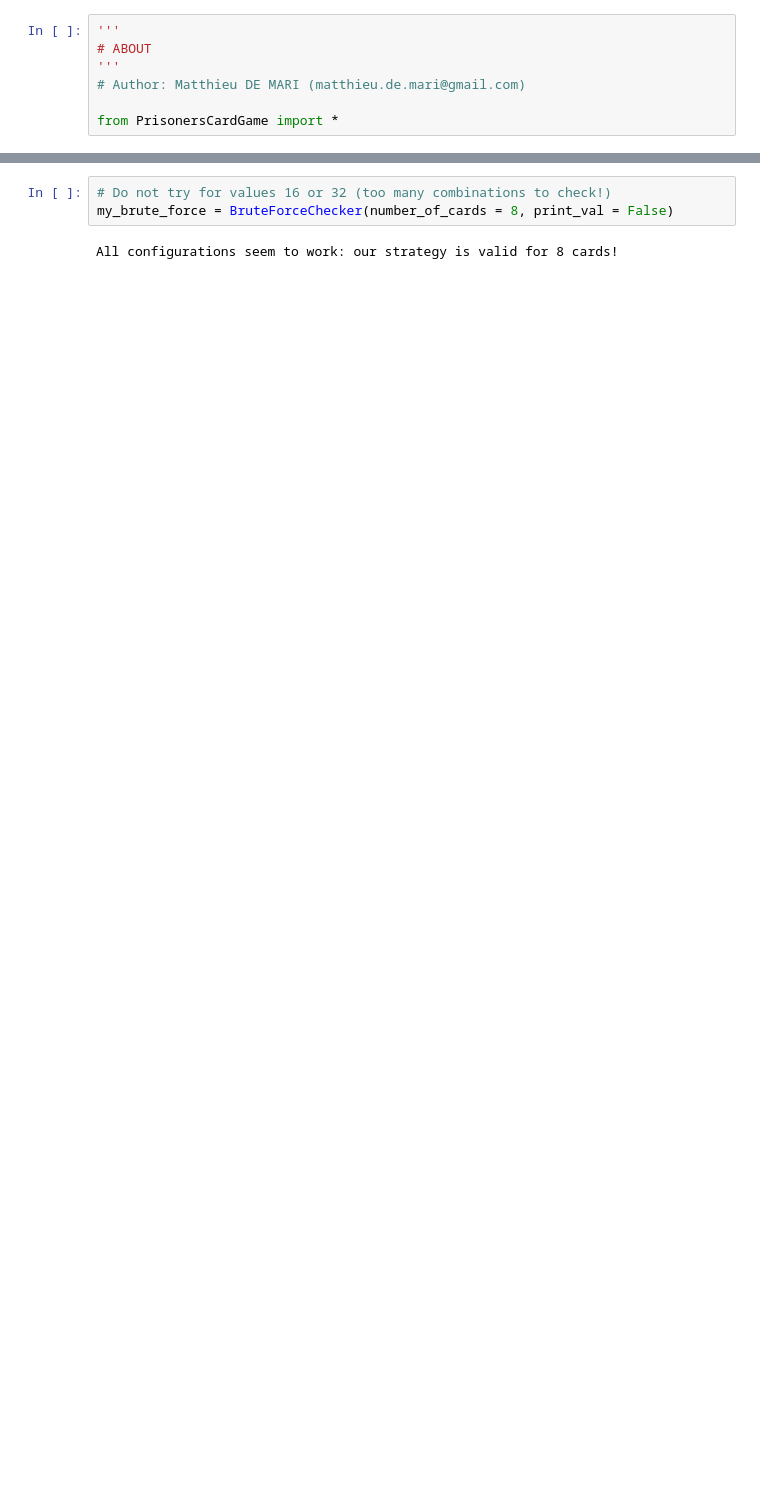
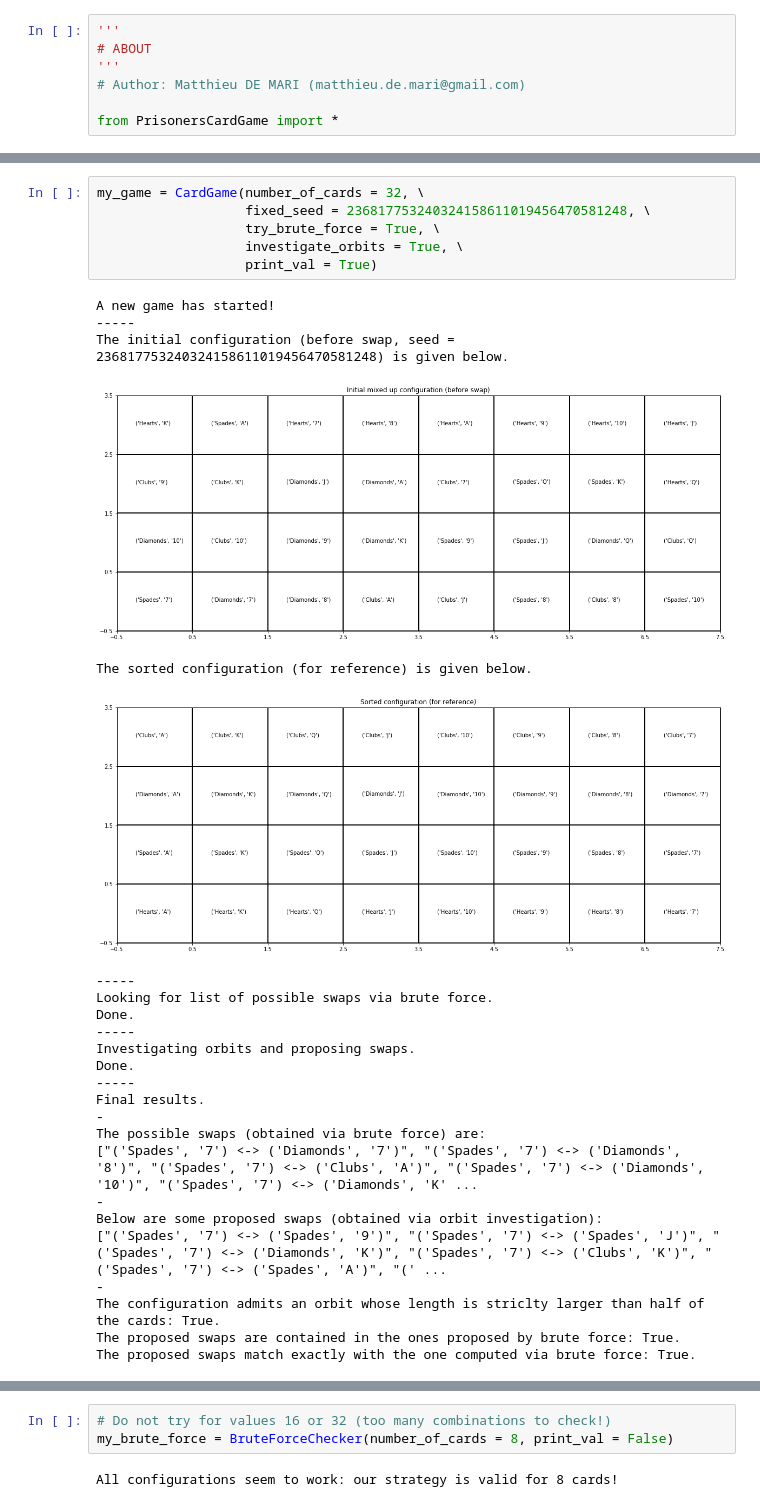
Before and after one commit to matthieudemari/MEJ2019-Two_Prisoners_Card_Game, a Jupyter notebook: Cards vs 2 prisonners.ipynb, the cells around one changed output, grey strips where cells are left out. Drawn from its saved outputs; the diff is of its cells as text; blank space fills up the shorter version.

```diff
--- a/Cards vs 2 prisonners.ipynb
+++ b/Cards vs 2 prisonners.ipynb
@@ -27,0 +105,31 @@ The possible swaps here are: ['No swap', "('Hearts', 'J') <-> ('Clubs', '8')", "
+# %%
+my_game = CardGame(number_of_cards = 32, \
+                   fixed_seed = 236817753240324158611019456470581248, \
+                   try_brute_force = True, \
+                   investigate_orbits = True, \
+                   print_val = True)
+# %% [output]
+A new game has started!
+-----
+The initial configuration (before swap, seed = 236817753240324158611019456470581248) is given below.
+[figure, added]
+The sorted configuration (for reference) is given below.
+[figure, added]
+-----
+Looking for list of possible swaps via brute force.
+Done.
+-----
+Investigating orbits and proposing swaps.
+Done.
+-----
+Final results.
+-
+The possible swaps (obtained via brute force) are:
+["('Spades', '7') <-> ('Diamonds', '7')", "('Spades', '7') <-> ('Diamonds', '8')", "('Spades', '7') <-> ('Clubs', 'A')", "('Spades', '7') <-> ('Diamonds', '10')", "('Spades', '7') <-> ('Diamonds', 'K' ...
+-
+Below are some proposed swaps (obtained via orbit investigation):
+["('Spades', '7') <-> ('Spades', '9')", "('Spades', '7') <-> ('Spades', 'J')", "('Spades', '7') <-> ('Diamonds', 'K')", "('Spades', '7') <-> ('Clubs', 'K')", "('Spades', '7') <-> ('Spades', 'A')", "(' ...
+-
+The configuration admits an orbit whose length is striclty larger than half of the cards: True.
+The proposed swaps are contained in the ones proposed by brute force: True.
+The proposed swaps match exactly with the one computed via brute force: True.
```
Also changed, not shown: parts of 8 cells of this notebook, 1 other file.
